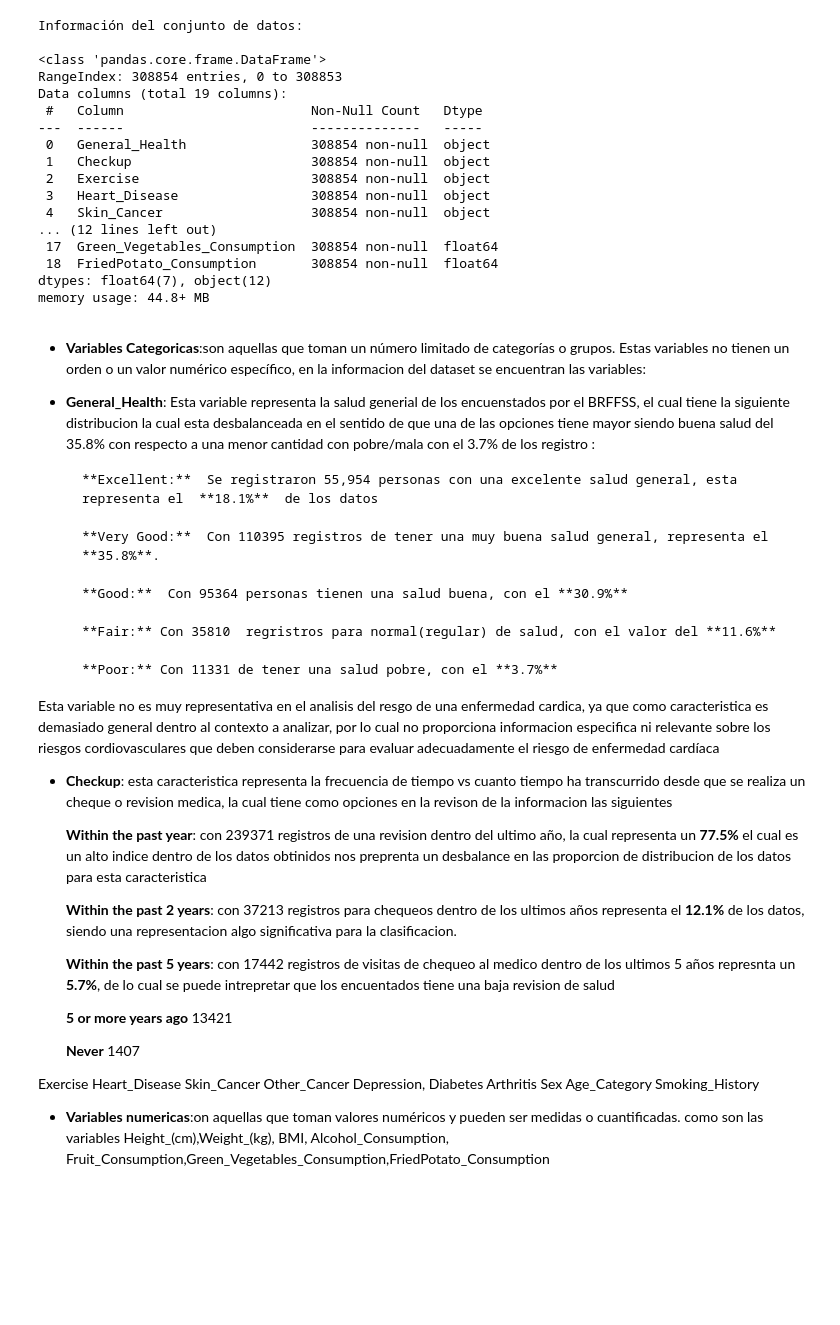
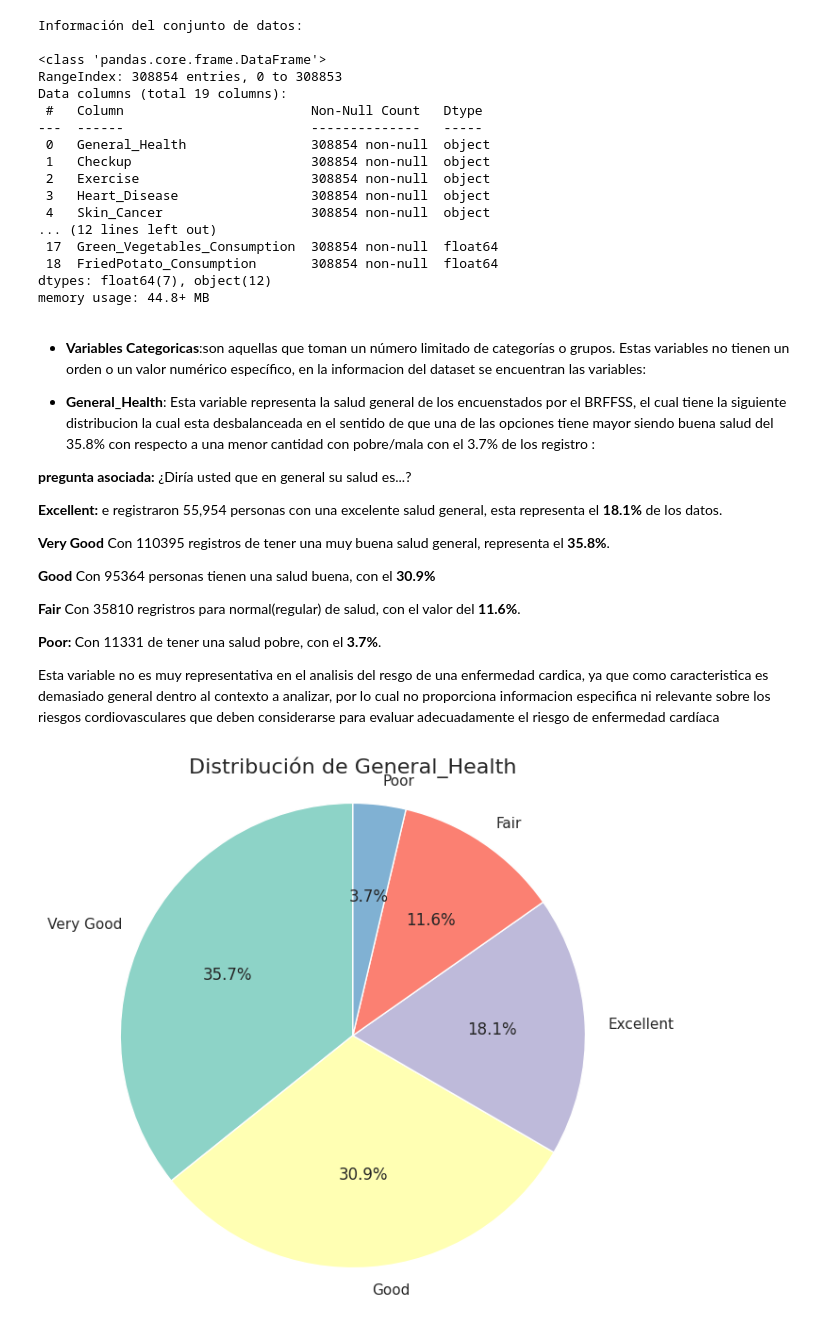
Before and after one commit to Laura9704/2025_-Analisis, a Jupyter notebook: ANALISIS_UNIVARIADO.ipynb, the cells around one changed output. Drawn from its saved outputs; the diff is of its cells as text; code cells hidden in the pictures; blank space fills up the shorter version.

```diff
--- a/ANALISIS_UNIVARIADO.ipynb
+++ b/ANALISIS_UNIVARIADO.ipynb
@@ -53,41 +58,26 @@ memory usage: 44.8+ MB
 
 *   **Variables Categoricas**:son aquellas que toman un número limitado de categorías o grupos. Estas variables no tienen un orden o un valor numérico específico, en la informacion del dataset se encuentran las variables:
 
- * **General_Health**: Esta variable representa la salud generial de los encuenstados por el BRFFSS, el cual tiene la siguiente distribucion la cual esta desbalanceada en el sentido de que una de las opciones tiene mayor siendo buena salud del 35.8% con respecto a una menor cantidad con pobre/mala con el 3.7% de los registro :
+*  **General_Health**:  Esta variable representa la salud general de los encuenstados por el BRFFSS, el cual tiene la siguiente distribucion la cual esta desbalanceada en el sentido de que una de las opciones tiene mayor siendo buena salud del 35.8% con respecto a una menor cantidad con pobre/mala con el 3.7% de los registro :
 
-       **Excellent:**  Se registraron 55,954 personas con una excelente salud general, esta representa el  **18.1%**  de los datos
+  **pregunta asociada:**  ¿Diría usted que en general su salud es...?
 
-       **Very Good:**  Con 110395 registros de tener una muy buena salud general, representa el **35.8%**.
+   **Excellent:** e registraron 55,954 personas con una excelente salud general, esta representa el  **18.1%**  de los datos.
 
-       **Good:**  Con 95364 personas tienen una salud buena, con el **30.9%**
+   **Very Good**  Con 110395 registros de tener una muy buena salud general, representa el **35.8%**.
 
-       **Fair:** Con 35810  regristros para normal(regular) de salud, con el valor del **11.6%**
+   **Good** Con 95364 personas tienen una salud buena, con el **30.9%**
 
-       **Poor:** Con 11331 de tener una salud pobre, con el **3.7%**
+   **Fair** Con 35810  regristros para normal(regular) de salud, con el valor del **11.6%**.
 
+   **Poor:** Con 11331 de tener una salud pobre, con el **3.7%**.
 
-  Esta variable no es muy representativa en el analisis del resgo de una enfermedad cardica, ya que como caracteristica es demasiado general dentro al contexto a analizar, por lo cual no proporciona informacion especifica ni relevante sobre los riesgos cordiovasculares que deben considerarse para evaluar adecuadamente el riesgo de enfermedad cardíaca
-
- * **Checkup**: esta caracteristica representa la frecuencia de tiempo vs cuanto tiempo ha transcurrido desde que se realiza un cheque o revision medica, la cual tiene como opciones en la revison de la informacion las siguientes
-
-      **Within the past year**: con  239371 registros de una revision dentro del ultimo año, la cual representa un **77.5%** el cual es un alto indice dentro de los datos obtinidos nos preprenta un desbalance en las proporcion de distribucion de los datos para esta caracteristica
-
-      **Within the past 2 years**: con     37213 registros para chequeos dentro de los ultimos años representa el **12.1%** de los datos, siendo  una representacion algo significativa para la clasificacion.
-
-      **Within the past 5 years**: con    17442 registros de visitas de chequeo al medico dentro de los ultimos 5 años represnta un **5.7%**, de lo cual se puede intrepretar que los encuentados tiene una baja revision de salud
-
-      **5 or more years ago**         13421
-
-      **Never**                        1407
-
-Exercise
-Heart_Disease
-Skin_Cancer
-Other_Cancer
-Depression, Diabetes
-Arthritis
-Sex
-Age_Category
-Smoking_History
-
-*   **Variables numericas**:on aquellas que toman valores numéricos y pueden ser medidas o cuantificadas. como son las variables  Height_(cm),Weight_(kg), BMI, Alcohol_Consumption, Fruit_Consumption,Green_Vegetables_Consumption,FriedPotato_Consumption
+ Esta variable no es muy representativa en el analisis del resgo de una enfermedad cardica, ya que como caracteristica es demasiado general dentro al contexto a analizar, por lo cual no proporciona informacion especifica ni relevante sobre los riesgos cordiovasculares que deben considerarse para evaluar adecuadamente el riesgo de enfermedad cardíaca
+# %%
+plt.figure(figsize=(7, 7))  # Tamaño de la figura
+plt.pie(data['General_Health'].value_counts(), labels=data['General_Health'].value_counts().index, autopct='%1.1f%%', startangle=90, colors=sns.color_palette("Set3", len(data['General_Health'].value_counts())))
+plt.title("Distribución de General_Health", fontsize=16)  # Título del gráfico
+plt.axis('equal')  # Asegura que el gráfico sea circular
+plt.show()
+# %% [output]
+[figure, added]
```
Also changed, not shown: parts of 11 cells of this notebook.
